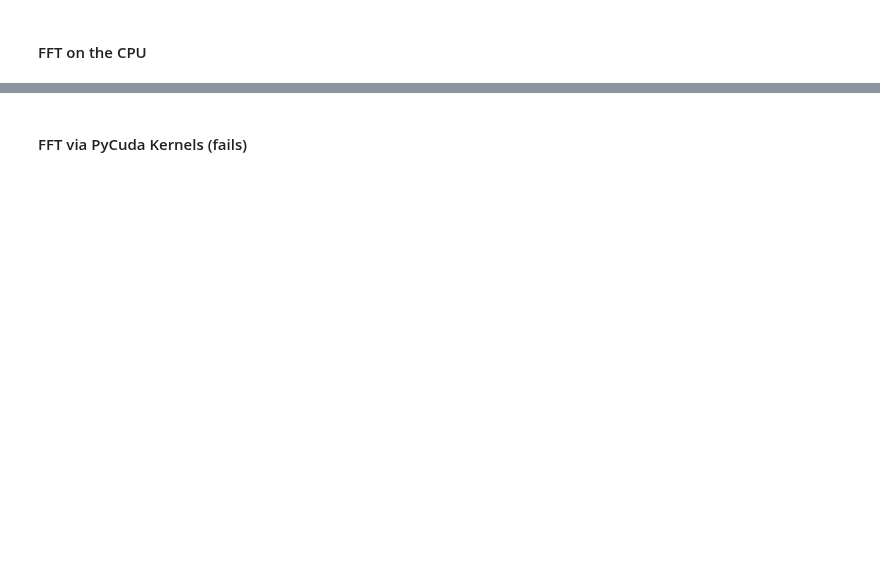
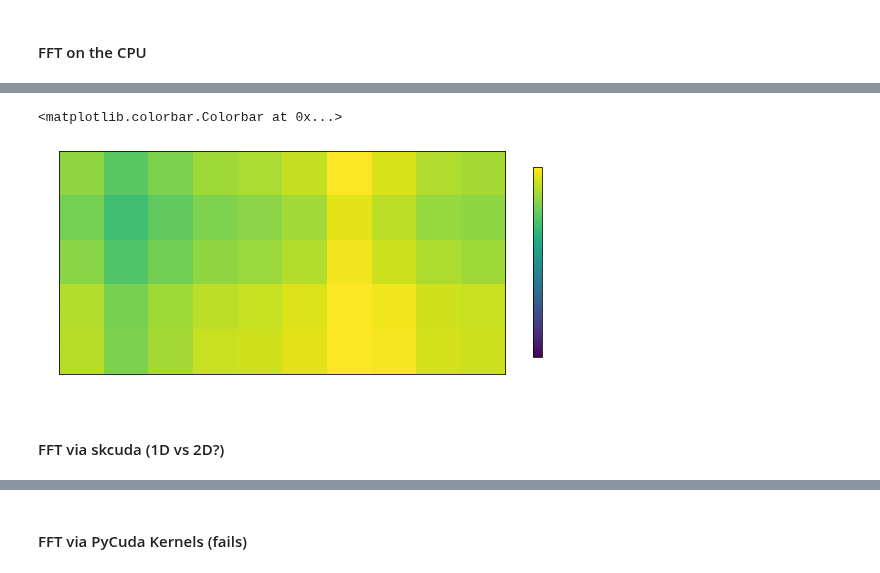
Before and after one commit to sintefmath/multilevelDA, a Jupyter notebook: notebooks/GRF_GPU.ipynb, the cells around one changed output, grey strips where cells are left out. Saved outputs shown, nothing was run; the diff lists cells and outputs as text; code cells hidden in the pictures; blank space fills up the shorter version.

```diff
--- a/notebooks/GRF_GPU.ipynb
+++ b/notebooks/GRF_GPU.ipynb
@@ -63,4 +54,4 @@ rng.fill_normal(random_numbers.data, stream=sim.gpu_stream)
 # %%
-u = random_numbers.download(sim.gpu_stream)
+u = random_numbers.download(gpu_stream).T
 # %%
 _ = plt.hist(u.flatten(), bins=50)
@@ -67,16 +60,16 @@ _ = plt.hist(u.flatten(), bins=50)
 # %% [markdown]
 Only one row of distance matrix needed
 # %%
-dist = np.zeros((630*315))
-for j in range(315):
-    for i in range(630):
-        dist[j*630+i] = np.sqrt(i**2+j**2)
-        dist[j*630+i] = min([np.sqrt(i**2+j**2),np.sqrt((i-630)**2+j**2),np.sqrt(i**2+(j-315)**2),np.sqrt((i-630)**2+(j-315)**2)]) # only periodic!! Otherwise complex fft values!!
+dist = np.zeros((nx*ny))
+for j in range(ny):
+    for i in range(nx):
+        dist[j*nx+i] = np.sqrt(i**2+j**2)
+        dist[j*nx+i] = min([np.sqrt(i**2+j**2),np.sqrt((i-nx)**2+j**2),np.sqrt(i**2+(j-ny)**2),np.sqrt((i-nx)**2+(j-ny)**2)]) # only periodic!! Otherwise complex fft values!!
 # %%
 phi = 0.001
 corr = np.exp(-phi*dist**2)
 # %%
-cov_toepitz = np.reshape(corr, (315, 630))
+cov_toepitz = np.reshape(corr, (ny, nx))
 # %%
 plt.imshow(cov_toepitz)
 plt.colorbar()
@@ -87,7 +104,13 @@ np.fft.fft2(cov_toepitz)
 # %%
 cmf = np.real(np.fft.fft2(cov_toepitz))
-uif = np.fft.ifft2(u.T)
+uif = np.fft.ifft2(u)
 xf = np.real(np.fft.fft2(np.sqrt(np.maximum(cmf,0))*uif))
 # %%
-plt.figure(figsize=(30,15))
-plt.imshow(xf, origin="lower")
+plt.figure(figsize=(10,5))
+plt.imshow(xf, origin="lower", vmin=-1, vmax=1)
+plt.colorbar(shrink=0.7)
+# %% [output]
+<matplotlib.colorbar.Colorbar at 0x...>
+[figure, added]
+# %% [markdown]
+#### FFT via skcuda (1D vs 2D?)
```
Also changed, not shown: parts of 43 cells of this notebook.
